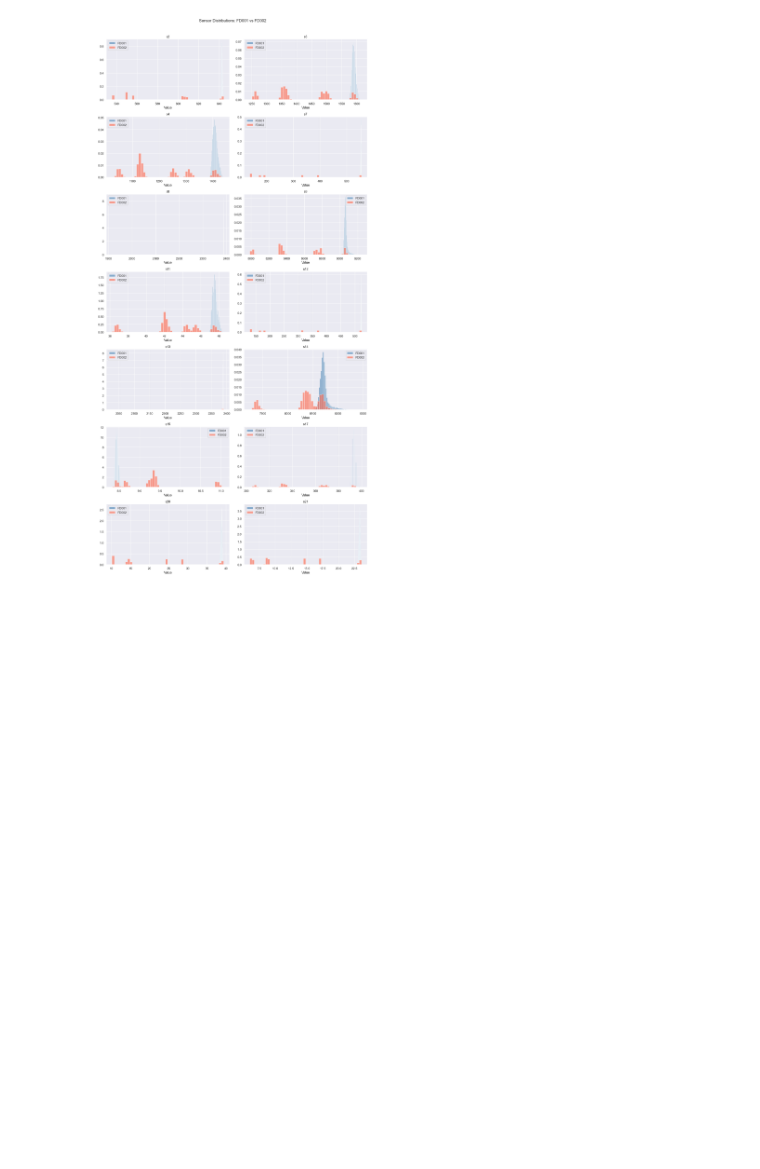
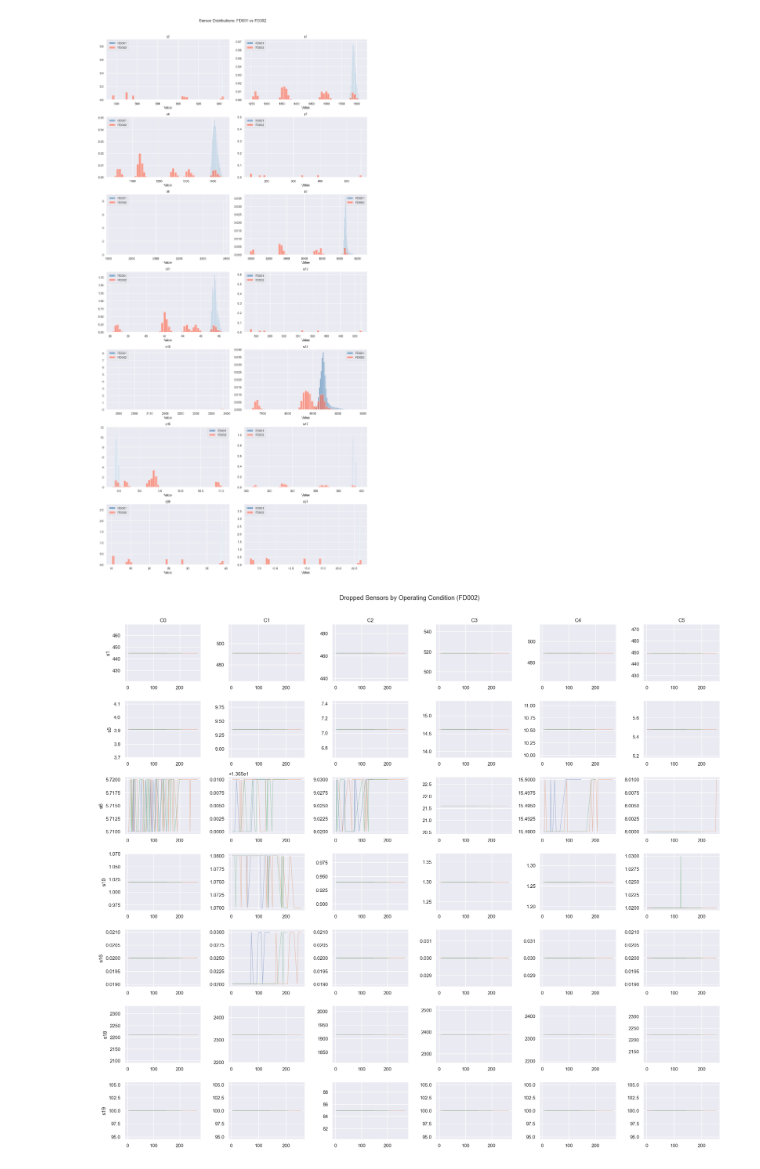
Before and after one commit to SamiAlxx/nasa-cmapss-rul-prediction-FD002, a Jupyter notebook: notebooks/02_eda_fd002.ipynb, the cells around one changed output. Drawn from its saved outputs; the diff is of its cells as text; code cells hidden in the pictures; blank space fills up the shorter version.

```diff
--- a/notebooks/02_eda_fd002.ipynb
+++ b/notebooks/02_eda_fd002.ipynb
@@ -134,3 +134,22 @@ plt.tight_layout()
 plt.show()
 # %% [output]
 [figure]
+# %%
+dropped = ['s1', 's5', 's6', 's10', 's16', 's18', 's19']
+
+fig, axes = plt.subplots(len(dropped), 6, figsize=(20, len(dropped) * 2.5))
+
+for i, sensor in enumerate(dropped):
+    for c in range(6):
+        subset = train2[train2['condition'] == c]
+        for eng_id in subset['engine_id'].unique()[:3]:
+            eng = subset[subset['engine_id'] == eng_id].sort_values('cycle')
+            axes[i, c].plot(eng['cycle'], eng[sensor], alpha=0.5, linewidth=0.8)
+        axes[i, c].set_title(f'C{c}' if i == 0 else '')
+        axes[i, c].set_ylabel(sensor if c == 0 else '')
+
+plt.suptitle('Dropped Sensors by Operating Condition (FD002)', y=1.01)
+plt.tight_layout()
+plt.show()
+# %% [output]
+[figure, added]
```
Also changed, not shown: parts of 3 cells of this notebook, 6 other files.
